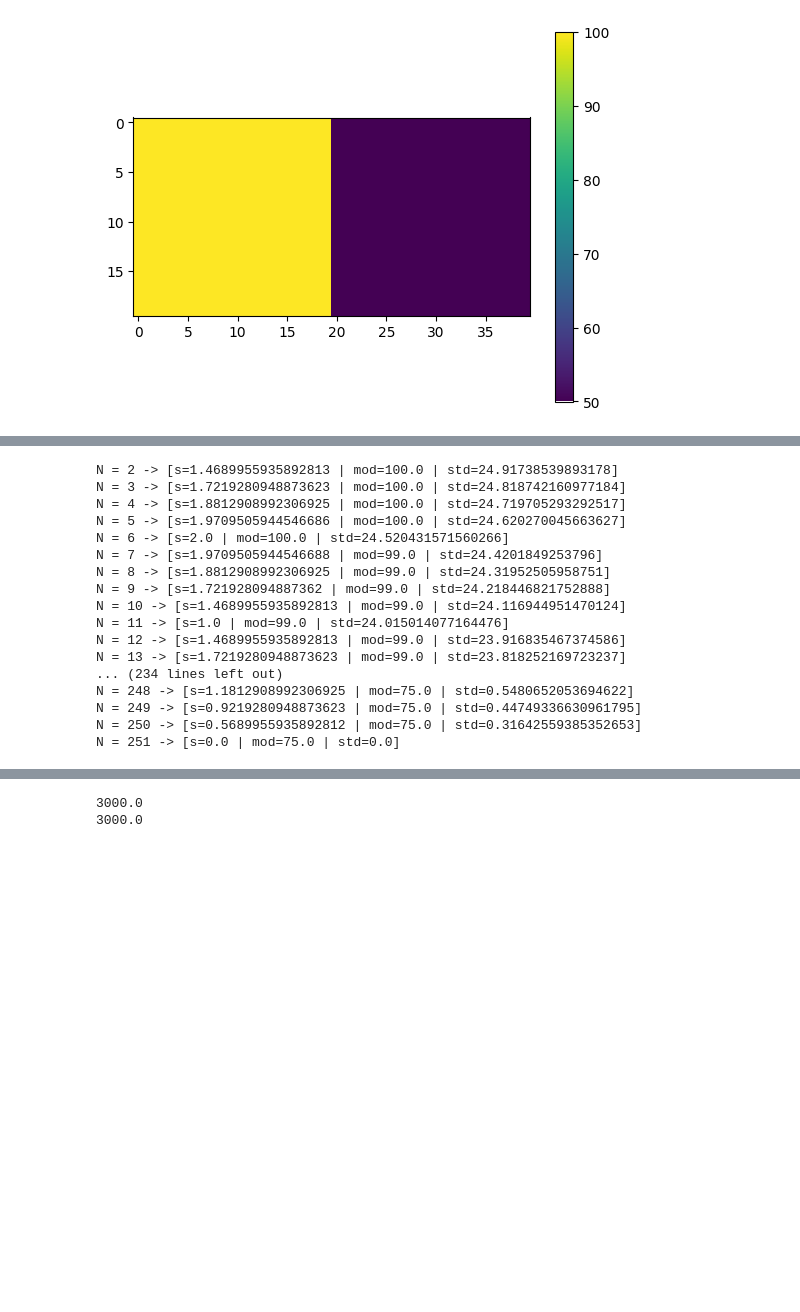
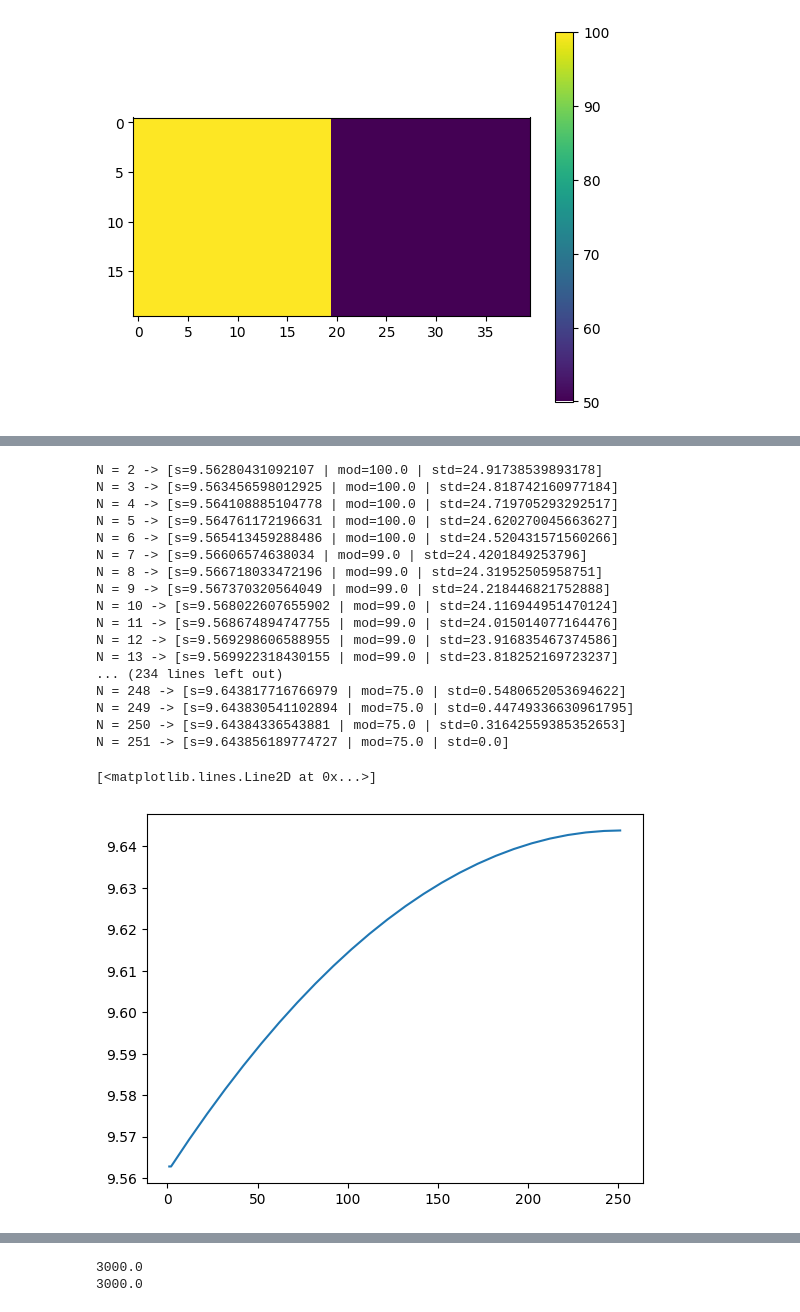
Before and after one commit to reinanbrNotebooks/Colab_Notebooks, a Jupyter notebook: grade_termodinamica.ipynb, the cells around one changed output, grey strips where cells are left out. Saved outputs shown, nothing was run; the diff lists cells and outputs as text; code cells hidden in the pictures; blank space fills up the shorter version.

```diff
--- a/grade_termodinamica.ipynb
+++ b/grade_termodinamica.ipynb
@@ -83,13 +135,16 @@ def way_to(img,N):
       j_n += 1
   return new_img
 # %%
+from scipy.stats import entropy as ent
+
 def generate_entropy_to_zero(img):
 
   N = 1
   new_img = way_to(img,N)
   std = stdev_matrix(new_img)
   mod = mode_matrix(new_img)
-  s = entropy(new_img)
+  s =H(new_img)
+  #print(s)
 
   new_img_list = [new_img]
   std_list = [std]
@@ -97,7 +152,7 @@ def generate_entropy_to_zero(img):
   s_list = [s]
   N_list = [N]
 
-  while(s>.5):
+  while(std>0):
     new_img = way_to(img,N)
     new_img_list.append(new_img)
 
@@ -107,7 +162,7 @@ def generate_entropy_to_zero(img):
     mod = mode_matrix(new_img)
     mod_list.append(mod)
 
-    s = entropy(new_img)
+    s = H(new_img)
     s_list.append(s)
 
     N += 1
@@ -115,24 +170,29 @@ def generate_entropy_to_zero(img):
 
     print(f"N = {N} -> [s={s} | mod={mod} | std={std}]")
 
-  #return new_img_list,s_list,mod_list,std_list,N_list
+  return new_img_list,s_list,mod_list,std_list,N_list
 
-generate_entropy_to_zero(img)
+new_img_list, s_list, mod_list, std_list, N_list = generate_entropy_to_zero(img)
 # %% [output]
-N = 2 -> [s=1.4689955935892813 | mod=100.0 | std=24.91738539893178]
-N = 3 -> [s=1.7219280948873623 | mod=100.0 | std=24.818742160977184]
-N = 4 -> [s=1.8812908992306925 | mod=100.0 | std=24.719705293292517]
-N = 5 -> [s=1.9709505944546686 | mod=100.0 | std=24.620270045663627]
-N = 6 -> [s=2.0 | mod=100.0 | std=24.520431571560266]
-N = 7 -> [s=1.9709505944546688 | mod=99.0 | std=24.4201849253796]
-N = 8 -> [s=1.8812908992306925 | mod=99.0 | std=24.31952505958751]
-N = 9 -> [s=1.721928094887362 | mod=99.0 | std=24.218446821752888]
-N = 10 -> [s=1.4689955935892813 | mod=99.0 | std=24.116944951470124]
-N = 11 -> [s=1.0 | mod=99.0 | std=24.015014077164476]
-N = 12 -> [s=1.4689955935892813 | mod=99.0 | std=23.916835467374586]
-N = 13 -> [s=1.7219280948873623 | mod=99.0 | std=23.818252169723237]
+N = 2 -> [s=9.56280431092107 | mod=100.0 | std=24.91738539893178]
+N = 3 -> [s=9.563456598012925 | mod=100.0 | std=24.818742160977184]
+N = 4 -> [s=9.564108885104778 | mod=100.0 | std=24.719705293292517]
+N = 5 -> [s=9.564761172196631 | mod=100.0 | std=24.620270045663627]
+N = 6 -> [s=9.565413459288486 | mod=100.0 | std=24.520431571560266]
+N = 7 -> [s=9.56606574638034 | mod=99.0 | std=24.4201849253796]
+N = 8 -> [s=9.566718033472196 | mod=99.0 | std=24.31952505958751]
+N = 9 -> [s=9.567370320564049 | mod=99.0 | std=24.218446821752888]
+N = 10 -> [s=9.568022607655902 | mod=99.0 | std=24.116944951470124]
+N = 11 -> [s=9.568674894747755 | mod=99.0 | std=24.015014077164476]
+N = 12 -> [s=9.569298606588955 | mod=99.0 | std=23.916835467374586]
+N = 13 -> [s=9.569922318430155 | mod=99.0 | std=23.818252169723237]
 ... (234 lines left out)
-N = 248 -> [s=1.1812908992306925 | mod=75.0 | std=0.5480652053694622]
-N = 249 -> [s=0.9219280948873623 | mod=75.0 | std=0.44749336630961795]
-N = 250 -> [s=0.5689955935892812 | mod=75.0 | std=0.31642559385352653]
-N = 251 -> [s=0.0 | mod=75.0 | std=0.0]
+N = 248 -> [s=9.643817716766979 | mod=75.0 | std=0.5480652053694622]
+N = 249 -> [s=9.643830541102894 | mod=75.0 | std=0.44749336630961795]
+N = 250 -> [s=9.64384336543881 | mod=75.0 | std=0.31642559385352653]
+N = 251 -> [s=9.643856189774727 | mod=75.0 | std=0.0]
+# %%
+plt.plot(N_list,s_list)
+# %% [output]
+[<matplotlib.lines.Line2D at 0x...>]
+[figure, added]
```
Also changed, not shown: parts of 10 cells of this notebook.
